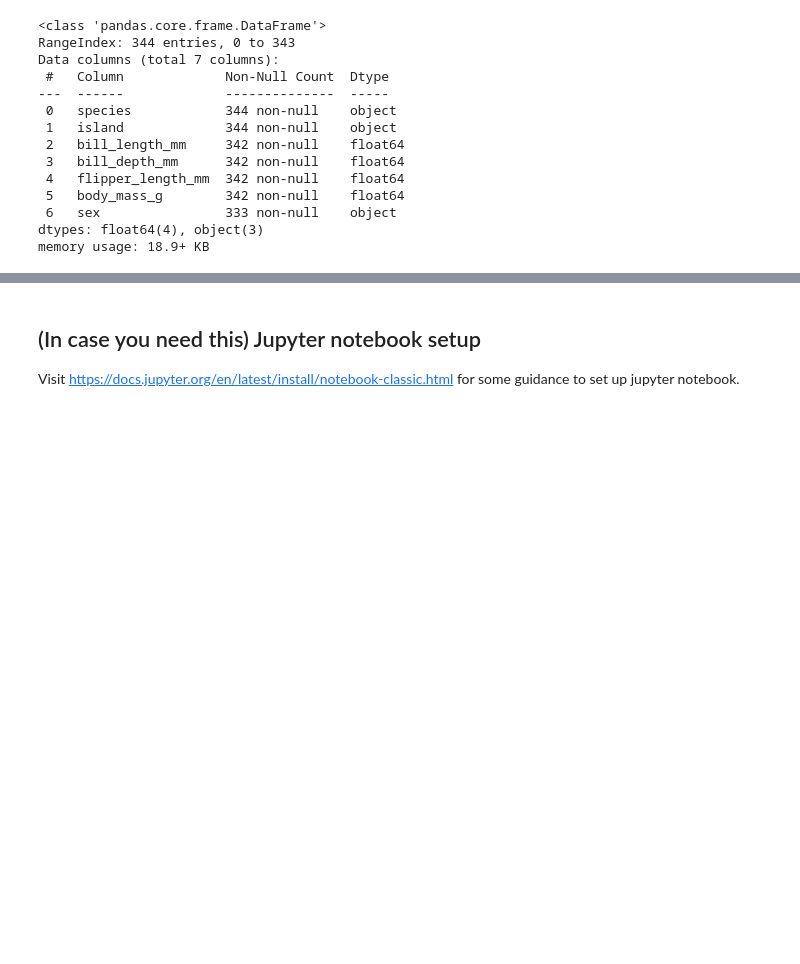
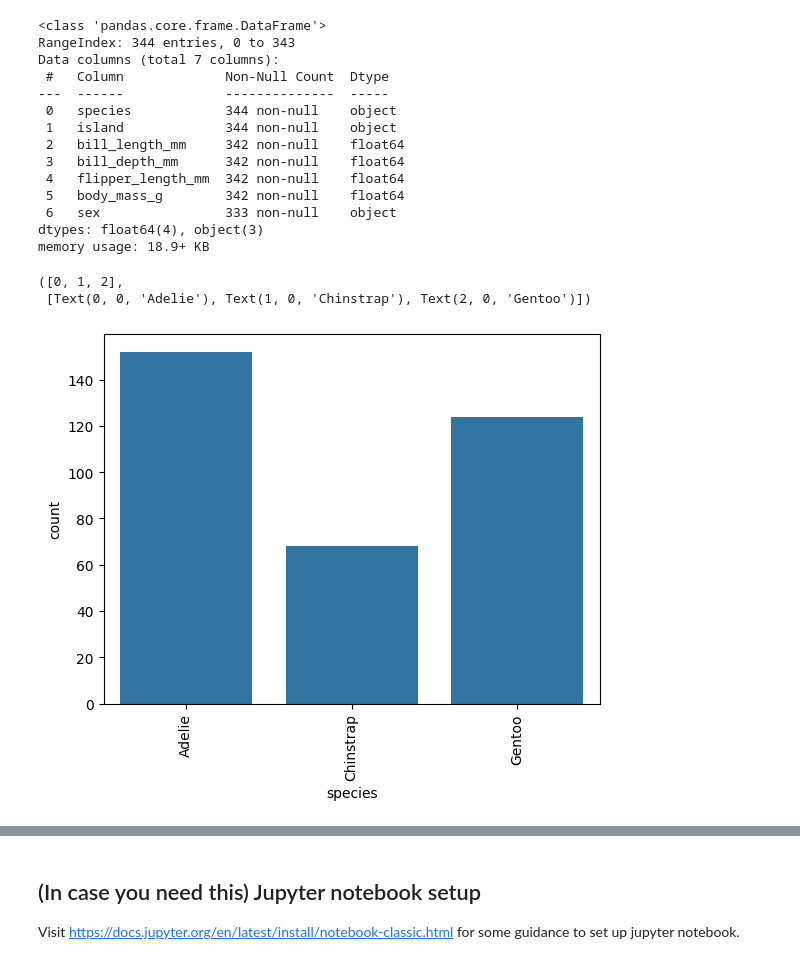
Before and after one commit to caranugent/DE300, a Jupyter notebook: _sources/notes/02-exploratory-data-analysis-class.ipynb, the cells around one changed output, grey strips where cells are left out. Saved outputs shown, nothing was run; the diff lists cells and outputs as text; code cells hidden in the pictures; blank space fills up the shorter version.

```diff
--- a/_sources/notes/02-exploratory-data-analysis-class.ipynb
+++ b/_sources/notes/02-exploratory-data-analysis-class.ipynb
@@ -269,3 +283,14 @@ Data columns (total 7 columns):
  6   sex                333 non-null    object
 dtypes: float64(4), object(3)
 memory usage: 18.9+ KB
+# %%
+# How many penguins are in the dataset for each species?
+
+# penguins['species'].hist()
+
+sns.countplot(x='species', data=penguins)  #  hue='cut',
+plt.xticks(rotation=90)
+# %% [output]
+([0, 1, 2],
+ [Text(0, 0, 'Adelie'), Text(1, 0, 'Chinstrap'), Text(2, 0, 'Gentoo')])
+[figure, added]
```
Also changed, not shown: parts of 7 cells of this notebook.
